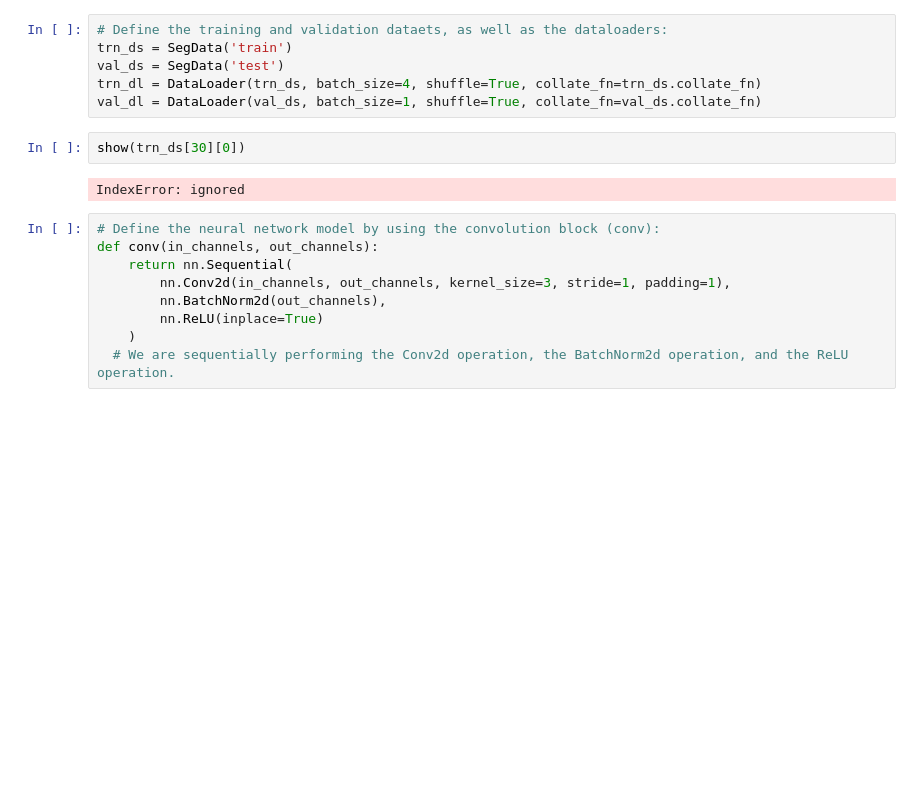
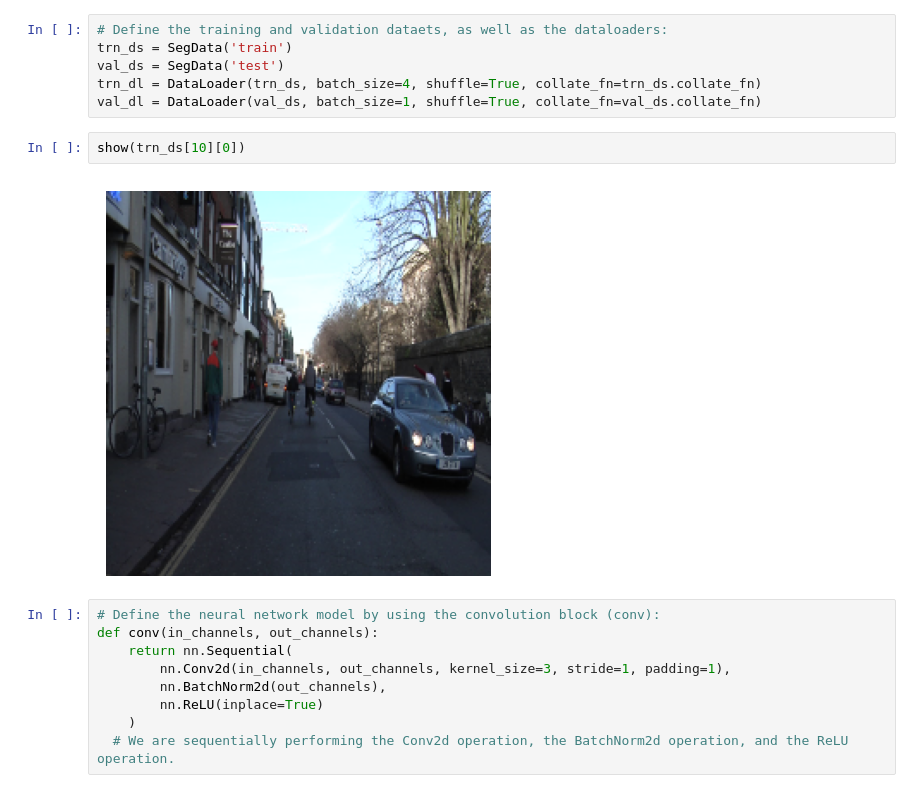
Before and after one commit to HowardHNguyen/ML_DL_Time_Series_by_Python, a Jupyter notebook: Semantic_Segmentation_with_U_Net.ipynb, the cells around one changed output. Cells and saved outputs as stored; diff of their text form; blank space fills up the shorter version.

```diff
--- a/Semantic_Segmentation_with_U_Net.ipynb
+++ b/Semantic_Segmentation_with_U_Net.ipynb
@@ -61,9 +58,9 @@ val_ds = SegData('test')
 trn_dl = DataLoader(trn_ds, batch_size=4, shuffle=True, collate_fn=trn_ds.collate_fn)
 val_dl = DataLoader(val_ds, batch_size=1, shuffle=True, collate_fn=val_ds.collate_fn)
 # %%
-show(trn_ds[30][0])
+show(trn_ds[10][0])
 # %% [output]
-IndexError: ignored
+[figure, added]
 # %%
 # Define the neural network model by using the convolution block (conv):
 def conv(in_channels, out_channels):
```
Also changed, not shown: parts of 5 cells of this notebook.
